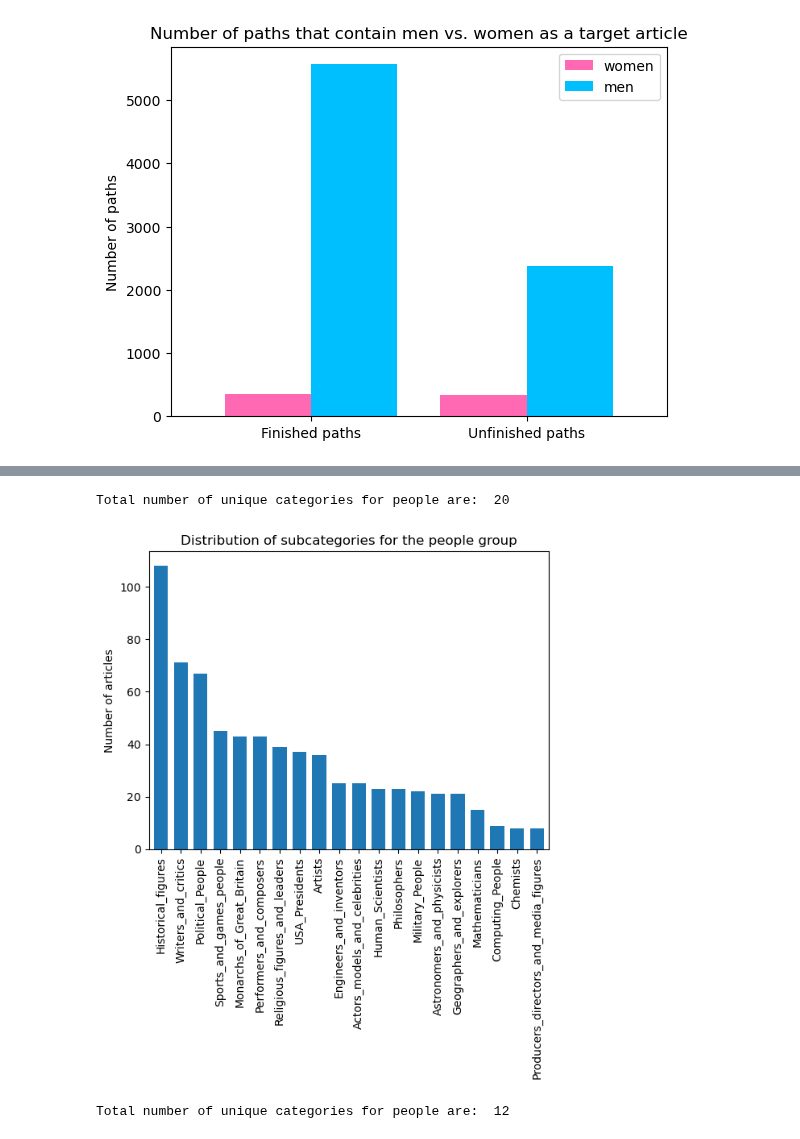
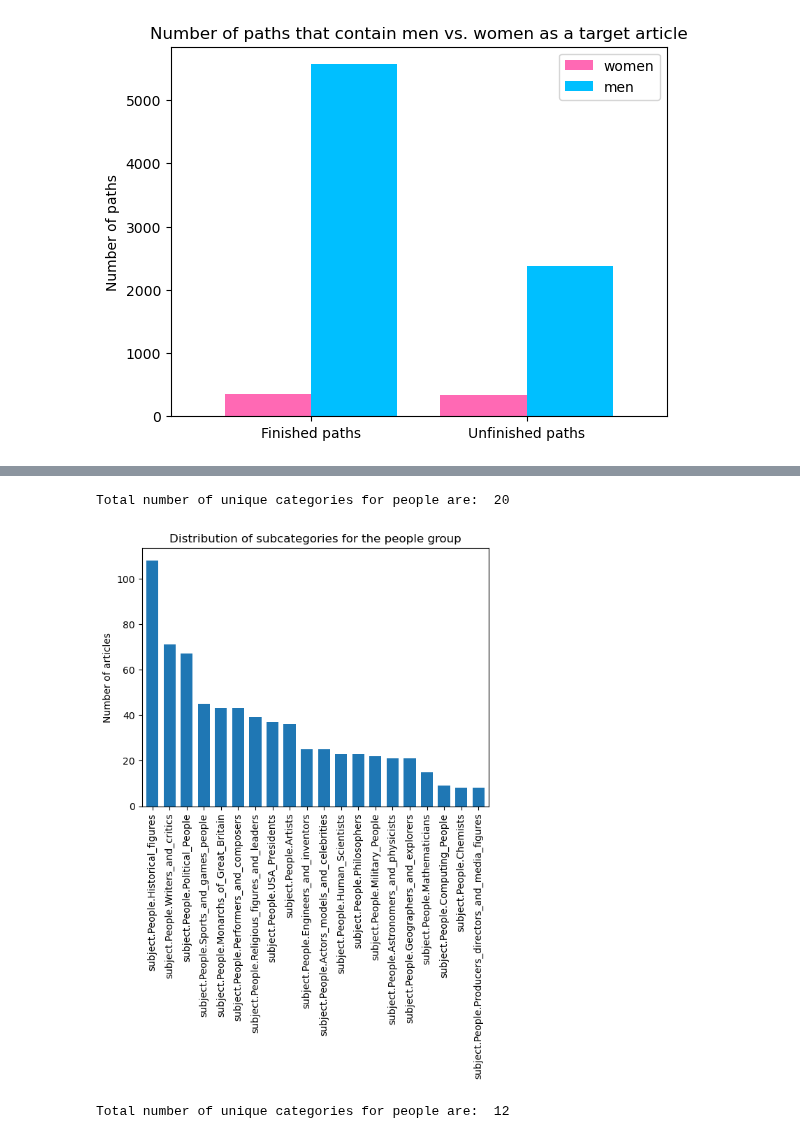
Before and after one commit to epfl-ada/ada-2022-project-metadata, a Jupyter notebook: vala.ipynb, the cells around one changed output, grey strips where cells are left out. Cells and saved outputs as stored; diff of their text form; code cells hidden in the pictures.

```diff
--- a/vala.ipynb
+++ b/vala.ipynb
@@ -250,12 +274,14 @@ ax = compare_mv.plot.bar(rot=0, color = ['hotpink','deepskyblue'],
 # %%
-categories_dist = people["category"].str.slice_replace(0, 15, '').value_counts()
+
+
+categories_dist = people["category"].value_counts()
 print("Total number of unique categories for people are: ", len(categories_dist))
 categories_dist.plot.bar(title = "Distribution of subcategories for the people group",
                          ylabel = 'Number of articles', width = 0.7)
 plt.show()
 # %% [output]
 Total number of unique categories for people are:  20
-[figure, old version]
+[figure, new version]
 # %%
 womenPeople = people[people['article'].isin(womenName)]
 menPeople = people[people['article'].isin(menName)]
```
Also changed, not shown: parts of 6 cells of this notebook.
